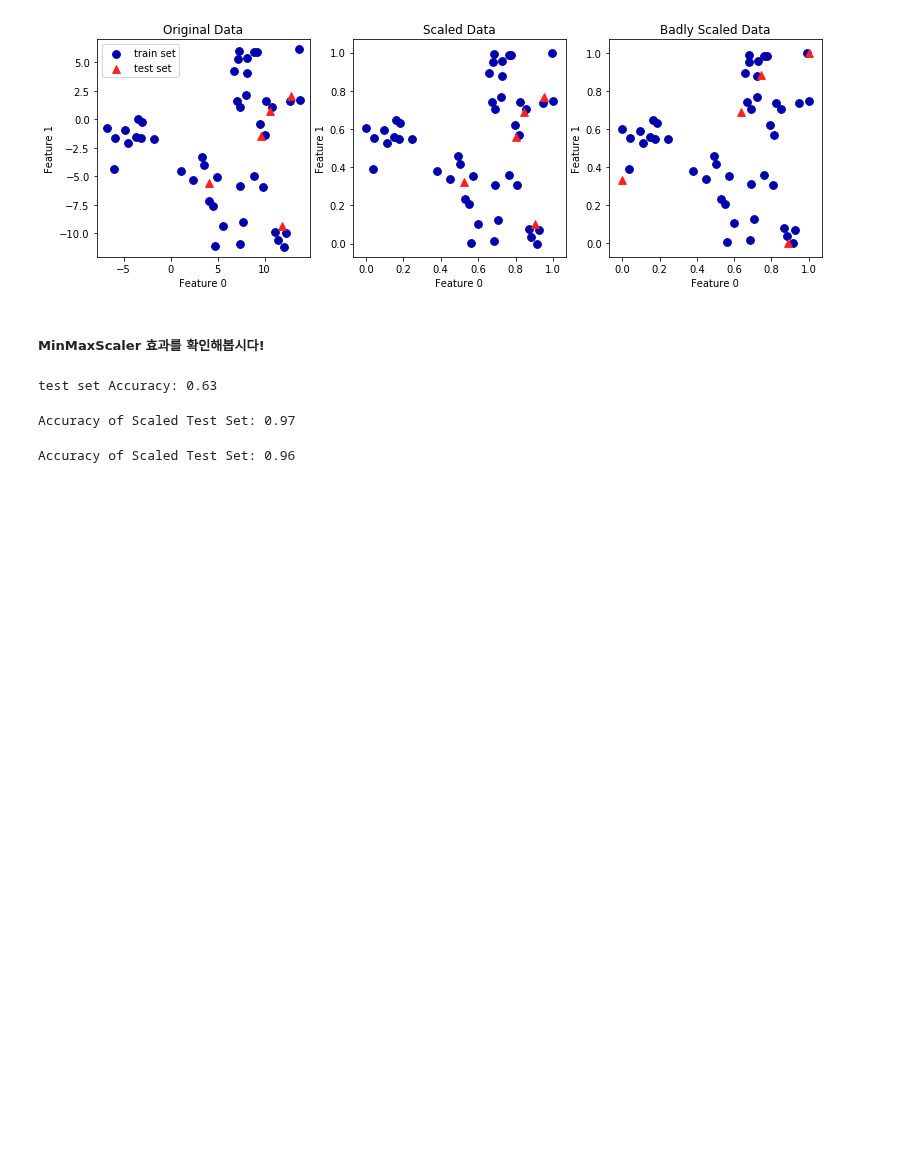
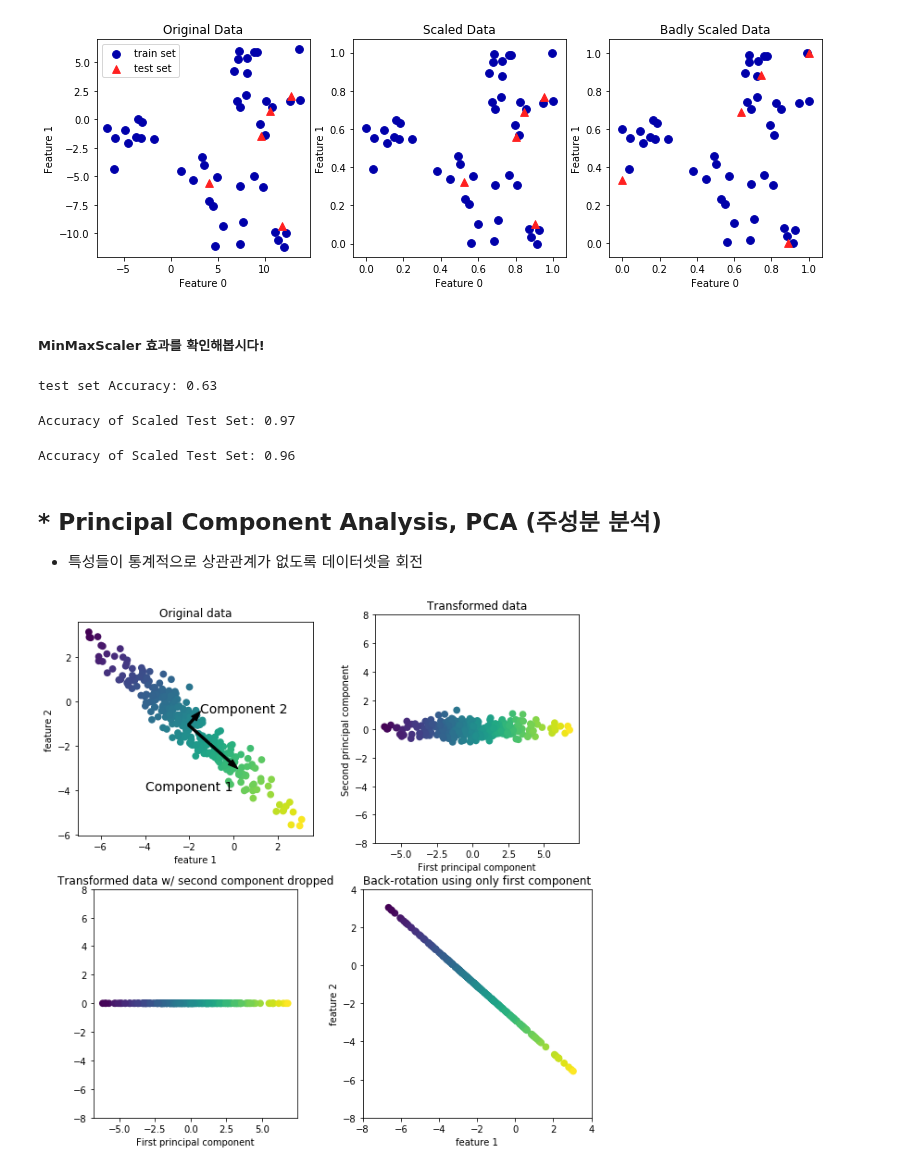
Before and after one commit to JMmmmuu/ML, a Jupyter notebook: IntroToMLwithPython/3_UnsupervisedLeand_n_dataProcess.ipynb, the cells around one changed output. Cells and saved outputs as stored; diff of their text form; code cells hidden in the pictures; blank space fills up the shorter version.

```diff
--- a/IntroToMLwithPython/3_UnsupervisedLeand_n_dataProcess.ipynb
+++ b/IntroToMLwithPython/3_UnsupervisedLeand_n_dataProcess.ipynb
@@ -194,3 +194,11 @@ svm.fit(x_train_scaled, y_train)
 print("Accuracy of Scaled Test Set: {:.2f}".format(svm.score(x_test_scaled, y_test)))
 # %% [output]
 Accuracy of Scaled Test Set: 0.96
+# %% [markdown]
+## * Principal Component Analysis, PCA (주성분 분석)
+
+* 특성들이 통계적으로 상관관계가 없도록 데이터셋을 회전
+# %%
+mglearn.plots.plot_pca_illustration()
+# %% [output]
+[figure, added]
```
Also changed, not shown: parts of 3 cells of this notebook.
